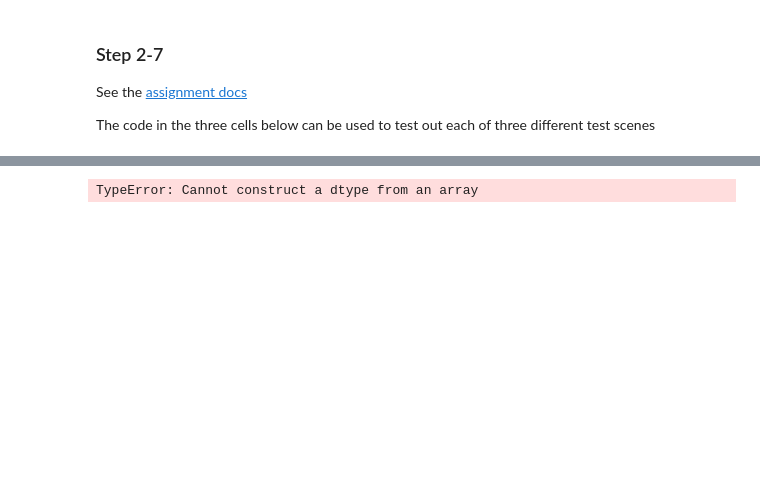
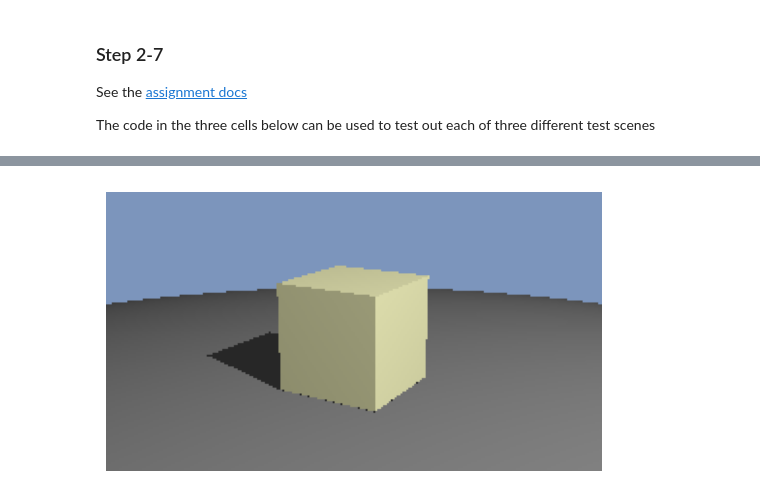
Before and after one commit to jcadastra/TracinRays, a Jupyter notebook: Testing.ipynb, the cells around one changed output, grey strips where cells are left out. Cells and saved outputs as stored; diff of their text form; code cells hidden in the pictures; blank space fills up the shorter version.

```diff
--- a/Testing.ipynb
+++ b/Testing.ipynb
@@ -46,5 +46,5 @@ im.show()
 # %%
-im = CubeExample().render([144,256])
+im = CubeExample().render(output_shape=[144,256])
 im.show()
 # %% [output]
-TypeError: Cannot construct a dtype from an array
+[figure, added]
```
Also changed, not shown: parts of 3 cells of this notebook, 1 other file.
